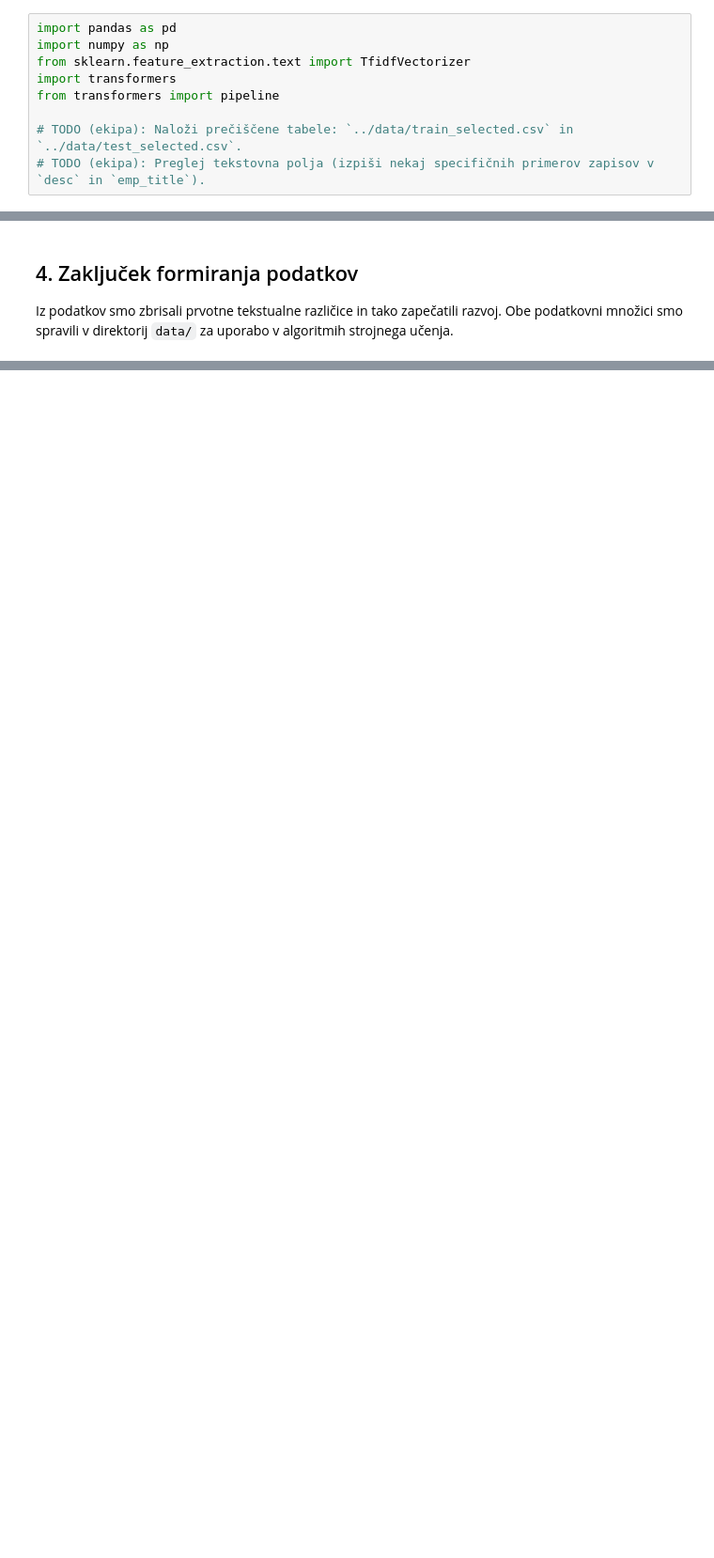
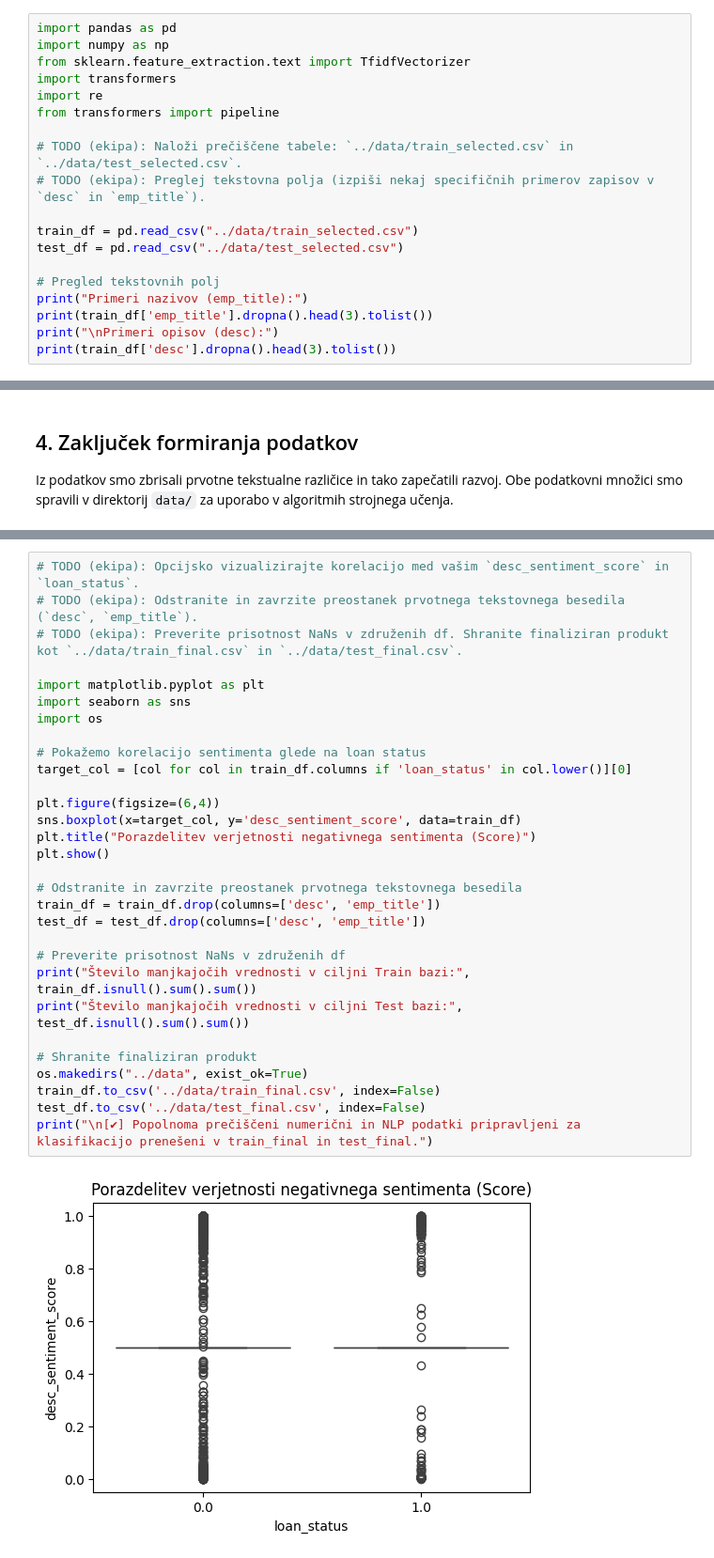
Before and after one commit to bjaksic84/PR2612, a Jupyter notebook: notebooks/03_nlp_risk_scoring.ipynb, the cells around one changed output, grey strips where cells are left out. Shown at 94% size. Saved outputs shown, nothing was run; the diff lists cells and outputs as text; blank space fills up the shorter version.

```diff
--- a/notebooks/03_nlp_risk_scoring.ipynb
+++ b/notebooks/03_nlp_risk_scoring.ipynb
@@ -13,7 +13,17 @@ import pandas as pd
 import numpy as np
 from sklearn.feature_extraction.text import TfidfVectorizer
 import transformers
+import re
 from transformers import pipeline
 
 # TODO (ekipa): Naloži prečiščene tabele: `../data/train_selected.csv` in `../data/test_selected.csv`.
 # TODO (ekipa): Preglej tekstovna polja (izpiši nekaj specifičnih primerov zapisov v `desc` in `emp_title`).
+
+train_df = pd.read_csv("../data/train_selected.csv")
+test_df = pd.read_csv("../data/test_selected.csv")
+
+# Pregled tekstovnih polj
+print("Primeri nazivov (emp_title):")
+print(train_df['emp_title'].dropna().head(3).tolist())
+print("\nPrimeri opisov (desc):")
+print(train_df['desc'].dropna().head(3).tolist())
@@ -49,0 +125,32 @@ Iz podatkov smo zbrisali prvotne tekstualne različice in tako zapečatili razvo
+# %%
+# TODO (ekipa): Opcijsko vizualizirajte korelacijo med vašim `desc_sentiment_score` in `loan_status`.
+# TODO (ekipa): Odstranite in zavrzite preostanek prvotnega tekstovnega besedila (`desc`, `emp_title`).
+# TODO (ekipa): Preverite prisotnost NaNs v združenih df. Shranite finaliziran produkt kot `../data/train_final.csv` in `../data/test_final.csv`.
+
+import matplotlib.pyplot as plt
+import seaborn as sns
+import os
+
+# Pokažemo korelacijo sentimenta glede na loan status
+target_col = [col for col in train_df.columns if 'loan_status' in col.lower()][0]
+
+plt.figure(figsize=(6,4))
+sns.boxplot(x=target_col, y='desc_sentiment_score', data=train_df)
+plt.title("Porazdelitev verjetnosti negativnega sentimenta (Score)")
+plt.show()
+
+# Odstranite in zavrzite preostanek prvotnega tekstovnega besedila
+train_df = train_df.drop(columns=['desc', 'emp_title'])
+test_df = test_df.drop(columns=['desc', 'emp_title'])
+
+# Preverite prisotnost NaNs v združenih df
+print("Število manjkajočih vrednosti v ciljni Train bazi:", train_df.isnull().sum().sum())
+print("Število manjkajočih vrednosti v ciljni Test bazi:", test_df.isnull().sum().sum())
+
+# Shranite finaliziran produkt
+os.makedirs("../data", exist_ok=True)
+train_df.to_csv('../data/train_final.csv', index=False)
+test_df.to_csv('../data/test_final.csv', index=False)
+print("\n[✔] Popolnoma prečiščeni numerični in NLP podatki pripravljeni za klasifikacijo prenešeni v train_final in test_final.")
+# %% [output]
+[figure, added]
```
Also changed, not shown: parts of 6 cells of this notebook, 18 other files.
